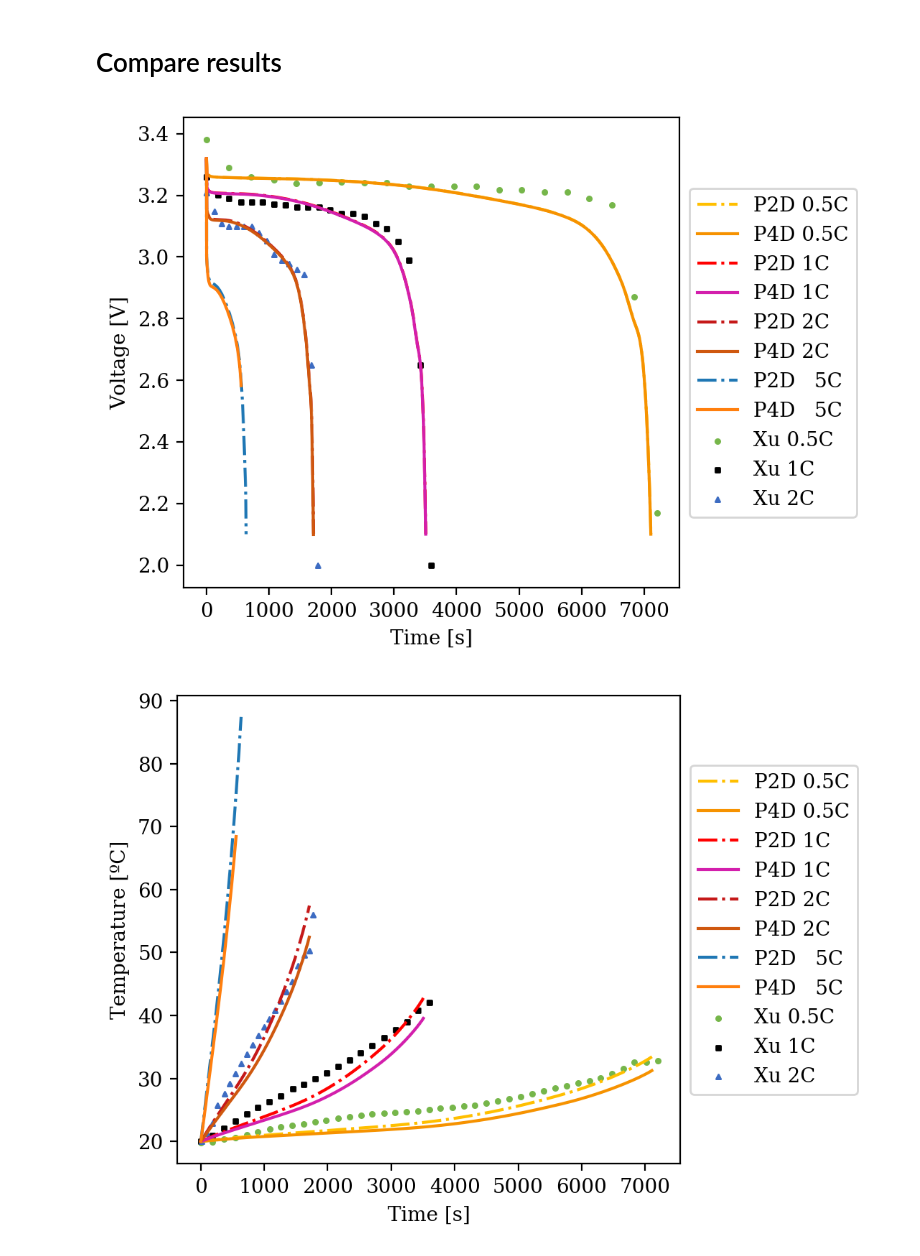
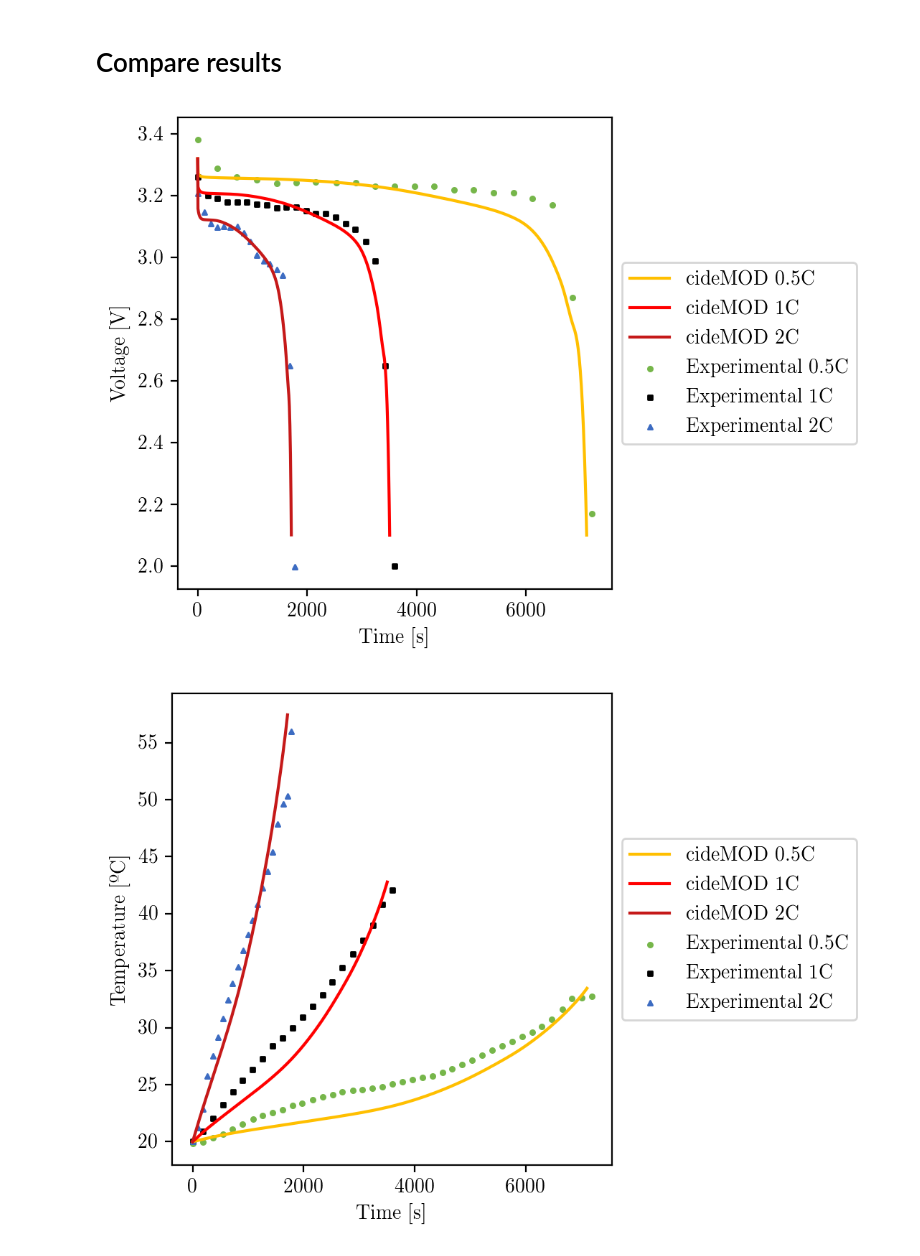
Before and after one commit to cidetec-energy-storage/cideMOD, a Jupyter notebook: examples/scripts_paper/Xu.ipynb, the cells around one changed output. Cells and saved outputs as stored; diff of their text form; code cells hidden in the pictures.

```diff
--- a/examples/scripts_paper/Xu.ipynb
+++ b/examples/scripts_paper/Xu.ipynb
@@ -18,7 +18,7 @@ case = "Xu_2015"
 data_path = f"../../data/data_{case}"
 params = "params.json"
 
-C_rates = [0.5, 1, 2, 5] # Positive == discharge
+C_rates = [0.5, 1, 2] # Positive == discharge
 
 T_0 = 273 + 20 # temperature in Kelvin
 
@@ -36,22 +36,22 @@ Capacidad Celda: 0.10172665834785263
 # Experimental
 # %%
 import os
-import pandas as pd
+import numpy as np
 
-results["experimental"] = dict()
+results["Experimental"] = dict()
 assert "results" in cell.dic, f"No experimental results specified in {os.path.join(data_path, params)}"
 for C_rate in C_rates:
     if f"{C_rate:.3g}C" in cell.dic["results"]:
-        results["experimental"][f"{C_rate:.3g}C"] = dict()
+        results["Experimental"][f"{C_rate:.3g}C"] = dict()
         for key, dic in cell.dic["results"][f"{C_rate:.3g}C"].items():
-            results["experimental"][f"{C_rate:.3g}C"][key] = dic
+            results["Experimental"][f"{C_rate:.3g}C"][key] = dic
             if dic['source'] == 'file':
                 path = os.path.join(data_path, dic['value'])
                 assert os.path.exists(path), f"Path to experimental data '{path}' doesn't exists"
-                arr = pd.read_csv( path, header=None, sep=' ').to_numpy()
+                arr = np.genfromtxt( path, delimiter=' ')
             else:
                 raise ValueError(f"Unrecognize source file of type '{dic['source']}'. Available options: 'file'")
-            results["experimental"][f"{C_rate:.3g}C"][key]['array'] = arr
+            results["Experimental"][f"{C_rate:.3g}C"][key]['array'] = arr
 # %% [markdown]
 # P2D
 # %%
@@ -132,36 +132,39 @@ plt.rc('font', family='serif')
 
 plot_dict = {
     "0.5C" : {
-        "experimental": {'fnc': 'scatter', 'marker': 'o', 'c': '#76B64A', 's': 5, 'label' : 'Xu 0.5C', 'zorder': 10},
-        "P2D": {'fnc': 'plot', 'linestyle' : '-.', 'c': '#FFBF00', 'label' : 'P2D 0.5C', 'zorder': 20},
+        "Experimental": {'fnc': 'scatter', 'marker': 'o', 'c': '#76B64A', 's': 5, 'label' : 'Experimental 0.5C', 'zorder': 10},
+        "P2D": {'fnc': 'plot', 'linestyle' : '-', 'c': '#FFBF00', 'label' : 'cideMOD 0.5C', 'zorder': 20},
         "P4D": {'fnc': 'plot', 'linestyle' : '-', 'c': '#F69200', 'label' : 'P4D 0.5C', 'zorder': 30}
     },
     "1C" : {
-        "experimental": {'fnc': 'scatter', 'marker': 's', 'c': 'k', 's': 5, 'label' : 'Xu 1C', 'zorder': 10},
-        "P2D": {'fnc': 'plot', 'linestyle' : '-.', 'c': '#FF0000', 'label' : 'P2D 1C', 'zorder': 20},
+        "Experimental": {'fnc': 'scatter', 'marker': 's', 'c': 'k', 's': 5, 'label' : 'Experimental 1C', 'zorder': 10},
+        "P2D": {'fnc': 'plot', 'linestyle' : '-', 'c': '#FF0000', 'label' : 'cideMOD 1C', 'zorder': 20},
         "P4D": {'fnc': 'plot', 'linestyle' : '-', 'c': '#D31FAC', 'label' : 'P4D 1C', 'zorder': 30},
-        "Xu": {'fnc': 'plot', 'linestyle' : '--', 'c': '#D31FAC', 'label' : 'Xu sim. 0.5C', 'zorder': 15}
+        # "Xu": {'fnc': 'plot', 'linestyle' : '--', 'c': '#D31FAC', 'label' : 'Xu sim. 0.5C', 'zorder': 15}
     },
     "2C" : {
-        "experimental": {'fnc': 'scatter', 'marker': '^', 'c': '#3D6CC2', 's': 5, 'label' : 'Xu 2C', 'zorder': 10},
-        "P2D": {'fnc': 'plot', 'linestyle' : '-.', 'c': '#C51919', 'label' : 'P2D 2C', 'zorder': 20},
+        "Experimental": {'fnc': 'scatter', 'marker': '^', 'c': '#3D6CC2', 's': 5, 'label' : 'Experimental 2C', 'zorder': 10},
+        "P2D": {'fnc': 'plot', 'linestyle' : '-', 'c': '#C51919', 'label' : 'cideMOD 2C', 'zorder': 20},
         "P4D": {'fnc': 'plot', 'linestyle' : '-', 'c': '#CF580F', 'label' : 'P4D 2C', 'zorder': 30}
     },
     "default": {
-        "experimental": {'fnc': 'scatter', 'marker': 'o', 'c': None, 's': 5, 'label' : 'Xu {C_rate:3g}C', 'zorder': 10},
-        "P2D": {'fnc': 'plot', 'linestyle' : '-.', 'c': None, 'label' : 'P2D {C_rate:3g}C', 'zorder': 20},
+        "Experimental": {'fnc': 'scatter', 'marker': 'o', 'c': None, 's': 5, 'label' : 'Experimental {C_rate:3g}C', 'zorder': 10},
+        "P2D": {'fnc': 'plot', 'linestyle' : '-', 'c': None, 'label' : 'cideMODc {C_rate:3g}C', 'zorder': 20},
         "P4D": {'fnc': 'plot', 'linestyle' : '-', 'c': None, 'label' : 'P4D {C_rate:3g}C', 'zorder': 30}
     }
 }
+table_dict_voltage={}
+table_dict_temperature={}
 # %%
 # Plot voltage results over time
 fig, ax = plt.subplots(1, 1, figsize=(5.5, 4), dpi=200)
 for C_rate in C_rates:
+    table_dict_voltage[f"{C_rate:.3g}C"]={}
     plot_config = plot_dict.get(f"{C_rate:.3g}C",  plot_dict["default"])
     for dataset, data_dict in plot_config.items():
         if dataset not in results or f"{C_rate:.3g}C" not in results[dataset]:
             continue
-        if dataset in ['experimental']:
+        if dataset in ['Experimental']:
             arr = results[dataset][f"{C_rate:.3g}C"]['voltage']['array']
             X, Y = arr[:,0], arr[:,1]
         else:
@@ -176,7 +179,7 @@ for C_rate in C_rates:
             ax.scatter(X, Y, label = label, **kwargs)
         else:
             ax.__getattr__(data_dict['fnc'])(X, Y, label = label, **kwargs)
-
+        table_dict_voltage[f"{C_rate:.3g}C"][dataset]=[X,Y]
 ax.set_xlabel("Time [s]")
 ax.set_ylabel("Voltage [V]")
 ax.legend(loc='center left', bbox_to_anchor=(1, 0.5))
@@ -184,37 +187,39 @@ ax.legend(loc='center left', bbox_to_anchor=(1, 0.5))
 plt.tight_layout()
 plt.show()
 # %% [output]
-[figure, old version]
+[figure, new version]
 # %%
 # Plot temperature results over time
 fig, ax = plt.subplots(1, 1, figsize=(5.5, 4), dpi=200)
 for C_rate in C_rates:
     plot_config = plot_dict.get(f"{C_rate:.3g}C",  plot_dict["default"])
+    table_dict_temperature[f"{C_rate:.3g}C"]={}
     for dataset, data_dict in plot_config.items():
         if dataset not in results or f"{C_rate:.3g}C" not in results[dataset]:
             continue
-        if dataset in ['experimental']:
+        if dataset in ['Experimental']:
             arr = results[dataset][f"{C_rate:.3g}C"]['temperature']['array']
             X, Y = arr[:,0], arr[:,1] # TODO: Check results[dataset][f"{C_rate:.3g}C"]['temperature']['unit']
         else:
             X = results[dataset][f"{C_rate:.3g}C"]['time']
             Y = np.array(results[dataset][f"{C_rate:.3g}C"]['temperature'], dtype = float) - 273 # ºC
 
         kwargs = {k:v for k,v in data_dict.items() if k not in [ 'fnc', 'label']}
         label = data_dict.get('label', f'{dataset}_{C_rate:3g}C').format(C_rate=C_rate)
         if 'fnc' not in data_dict or data_dict['fnc'] == 'plot':
             ax.plot(X, Y, label = label, **kwargs)
         elif data_dict['fnc'] == 'scatter':
             ax.scatter(X, Y, label = label, **kwargs)
         else:
             ax.__getattr__(data_dict['fnc'])(X, Y, label = label, **kwargs)
+        table_dict_temperature[f"{C_rate:.3g}C"][dataset]=[X,Y]
 
 ax.set_xlabel("Time [s]")
 ax.set_ylabel("Temperature [ºC]")
 # ax.legend(loc="best")
 ax.legend(loc='center left', bbox_to_anchor=(1, 0.5))
 
 plt.tight_layout()
 plt.show()
 # %% [output]
-[figure, old version]
+[figure, new version]
```
Also changed, not shown: parts of 2 cells of this notebook, 3 other files.
